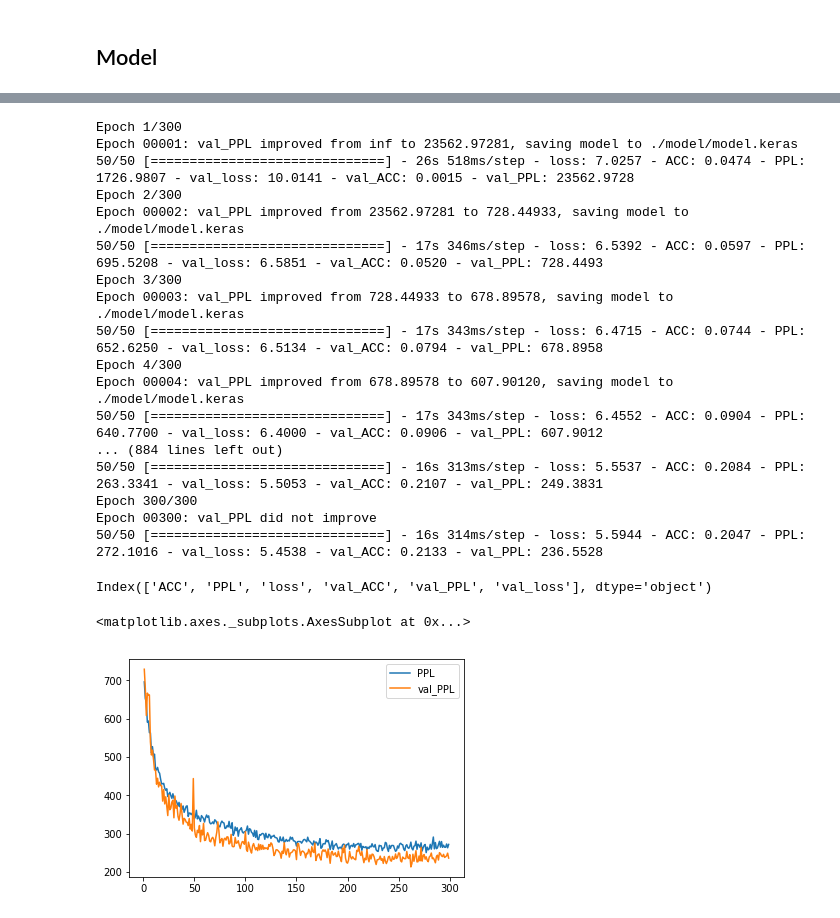
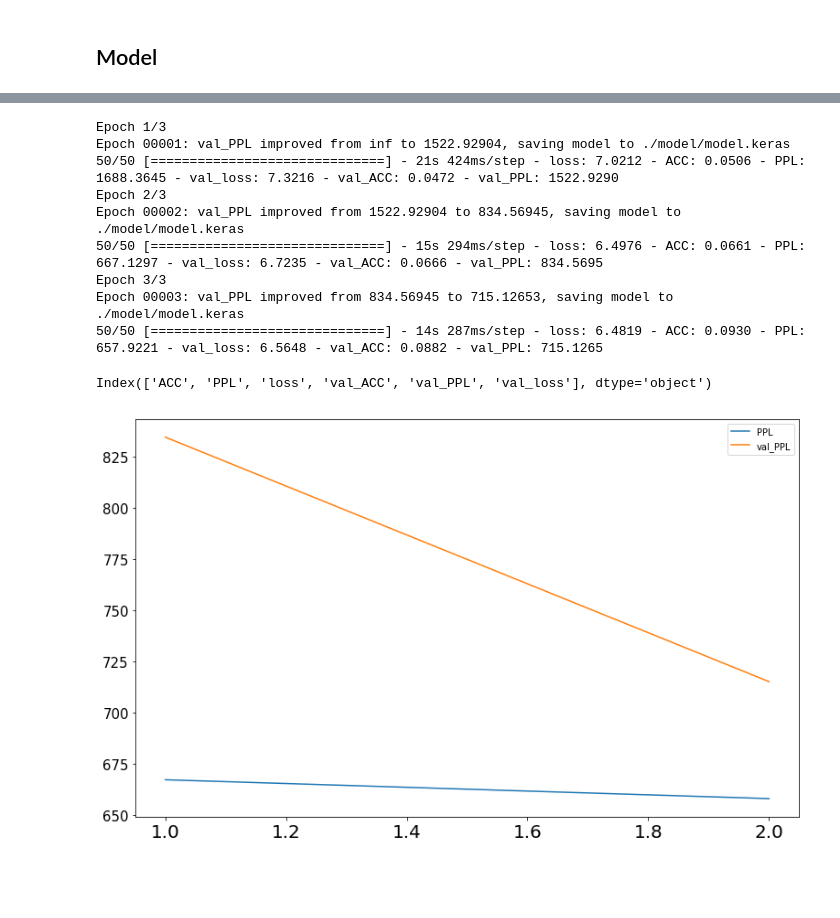
Before and after one commit to Randnx/Language_Modeling, a Jupyter notebook: Keras_Character_Aware_Neural_Language_Models.ipynb, the cells around one changed output, grey strips where cells are left out. Drawn from its saved outputs; the diff is of its cells as text; code cells hidden in the pictures; blank space fills up the shorter version.

```diff
--- a/Keras_Character_Aware_Neural_Language_Models.ipynb
+++ b/Keras_Character_Aware_Neural_Language_Models.ipynb
@@ -259,6 +265,7 @@ history = pd.DataFrame(hist.history)
 # %%
-print(history.columns)
-history.loc[1:,['PPL','val_PPL']].plot()
+print(logs.columns)
+pylab.rcParams['figure.figsize'] = (13, 8)
+logs.loc[1:,['PPL','val_PPL']].plot()
 # %% [output]
 Index(['ACC', 'PPL', 'loss', 'val_ACC', 'val_PPL', 'val_loss'], dtype='object')
 <matplotlib.axes._subplots.AxesSubplot at 0x...>
@@ -283,7 +296,8 @@ Epoch 00001: val_PPL did not improve
 # %%
-history = pd.DataFrame(hist.history)
-print(history.columns)
-history.loc[:,['PPL','val_PPL']].tail(4600).plot()
+logs = pd.DataFrame(history.history)
+print(logs.columns)
+pylab.rcParams['figure.figsize'] = (13, 8)
+logs.loc[:,['PPL','val_PPL']].plot()
 # %% [output]
 Index(['ACC', 'PPL', 'loss', 'val_ACC', 'val_PPL', 'val_loss'], dtype='object')
 <matplotlib.axes._subplots.AxesSubplot at 0x...>
@@ -519,10 +533,11 @@ HighwayLayer = Model(inputs=inputs, outputs=Highway(inputs, nLayers=opt.highway_
 # %% [markdown]
 ## Model
 # %%
-from tensorflow.python.keras.layers import Input, Embedding, LSTM, Dropout, BatchNormalization, TimeDistributed
+from tensorflow.python.keras.layers import Input, Embedding, GRU, Dropout, BatchNormalization, TimeDistributed
 #from tensorflow.python.keras.optimizers import SGD
 
-chars = Input(batch_shape=(opt.batch_size, opt.seq_length, opt.max_word_l), name='chars')
+#chars = Input(batch_shape=(opt.batch_size, opt.seq_length, opt.max_word_l), name='chars')
+chars = Input(shape=(opt.seq_length, opt.max_word_l), name='chars') # will get a warning if you do not specify batch_shape
 chars_embedding = Embedding(opt.char_vocab_size, opt.char_vec_size, name='chars_embedding')(chars)
 cnn = CNN(opt.seq_length, opt.max_word_l, opt.feature_maps, opt.kernels, chars_embedding)
 x = cnn
@@ -531,14 +546,16 @@ inputs = chars
 x = BatchNormalization()(x)
 
 x = TimeDistributed(HighwayLayer)(x)
+highway = x
 
 for l in range(opt.num_lstm_layers):
-    x = LSTM(opt.rnn_size, activation='tanh', recurrent_activation='sigmoid', return_sequences=True, stateful=True)(x)
+    #x = GRU(opt.rnn_size, return_sequences=True, stateful=True)(x)
+    x = GRU(opt.rnn_size, return_sequences=True, stateful=False)(x)
 
     if opt.dropout > 0:
         x = Dropout(opt.dropout)(x)
 
-output = TimeDistributed(Dense(opt.word_vocab_size, activation='softmax'))(x)
+output = Dense(opt.word_vocab_size, activation='softmax')(x)
 
 modelCAware = Model(inputs=inputs, outputs=output)
 modelCAware.summary()
@@ -591,34 +611,27 @@ checkpoint = ModelCheckpoint(filepath=path_model, verbose=1,
 
 callback_lists=[tensorboard,checkpoint]
 # %%
-hist = modelCAware.fit_generator(generator=gen_char_word(batch_size=opt.batch_size),
-                           steps_per_epoch=50, epochs=300,
+history = modelCAware.fit_generator(generator=gen_char_word(batch_size=opt.batch_size),
+                           steps_per_epoch=50, epochs=3,
                            callbacks=callback_lists,
                            validation_data=gen_char_word(batch_size=opt.batch_size, dataset='valid'),
                            validation_steps=30)
 # %% [output]
-Epoch 1/300
-Epoch 00001: val_PPL improved from inf to 23562.97281, saving model to ./model/model.keras
-50/50 [==============================] - 26s 518ms/step - loss: 7.0257 - ACC: 0.0474 - PPL: 1726.9807 - val_loss: 10.0141 - val_ACC: 0.0015 - val_PPL: 23562.9728
-Epoch 2/300
-Epoch 00002: val_PPL improved from 23562.97281 to 728.44933, saving model to ./model/model.keras
-50/50 [==============================] - 17s 346ms/step - loss: 6.5392 - ACC: 0.0597 - PPL: 695.5208 - val_loss: 6.5851 - val_ACC: 0.0520 - val_PPL: 728.4493
-Epoch 3/300
-Epoch 00003: val_PPL improved from 728.44933 to 678.89578, saving model to ./model/model.keras
-50/50 [==============================] - 17s 343ms/step - loss: 6.4715 - ACC: 0.0744 - PPL: 652.6250 - val_loss: 6.5134 - val_ACC: 0.0794 - val_PPL: 678.8958
-Epoch 4/300
-Epoch 00004: val_PPL improved from 678.89578 to 607.90120, saving model to ./model/model.keras
-50/50 [==============================] - 17s 343ms/step - loss: 6.4552 - ACC: 0.0904 - PPL: 640.7700 - val_loss: 6.4000 - val_ACC: 0.0906 - val_PPL: 607.9012
-... (884 lines left out)
-50/50 [==============================] - 16s 313ms/step - loss: 5.5537 - ACC: 0.2084 - PPL: 263.3341 - val_loss: 5.5053 - val_ACC: 0.2107 - val_PPL: 249.3831
-Epoch 300/300
-Epoch 00300: val_PPL did not improve
-50/50 [==============================] - 16s 314ms/step - loss: 5.5944 - ACC: 0.2047 - PPL: 272.1016 - val_loss: 5.4538 - val_ACC: 0.2133 - val_PPL: 236.5528
+Epoch 1/3
+Epoch 00001: val_PPL improved from inf to 1522.92904, saving model to ./model/model.keras
+50/50 [==============================] - 21s 424ms/step - loss: 7.0212 - ACC: 0.0506 - PPL: 1688.3645 - val_loss: 7.3216 - val_ACC: 0.0472 - val_PPL: 1522.9290
+Epoch 2/3
+Epoch 00002: val_PPL improved from 1522.92904 to 834.56945, saving model to ./model/model.keras
+50/50 [==============================] - 15s 294ms/step - loss: 6.4976 - ACC: 0.0661 - PPL: 667.1297 - val_loss: 6.7235 - val_ACC: 0.0666 - val_PPL: 834.5695
+Epoch 3/3
+Epoch 00003: val_PPL improved from 834.56945 to 715.12653, saving model to ./model/model.keras
+50/50 [==============================] - 14s 287ms/step - loss: 6.4819 - ACC: 0.0930 - PPL: 657.9221 - val_loss: 6.5648 - val_ACC: 0.0882 - val_PPL: 715.1265
 # %%
-history = pd.DataFrame(hist.history)
-print(history.columns)
-history.loc[1:,['PPL','val_PPL']].plot()
+logs = pd.DataFrame(history.history)
+print(logs.columns)
+pylab.rcParams['figure.figsize'] = (13, 8)
+logs.loc[1:,['PPL','val_PPL']].plot()
+plt.show()
 # %% [output]
 Index(['ACC', 'PPL', 'loss', 'val_ACC', 'val_PPL', 'val_loss'], dtype='object')
-<matplotlib.axes._subplots.AxesSubplot at 0x...>
-[figure, old version]
+[figure, new version]
```
Also changed, not shown: parts of 20 cells of this notebook.
